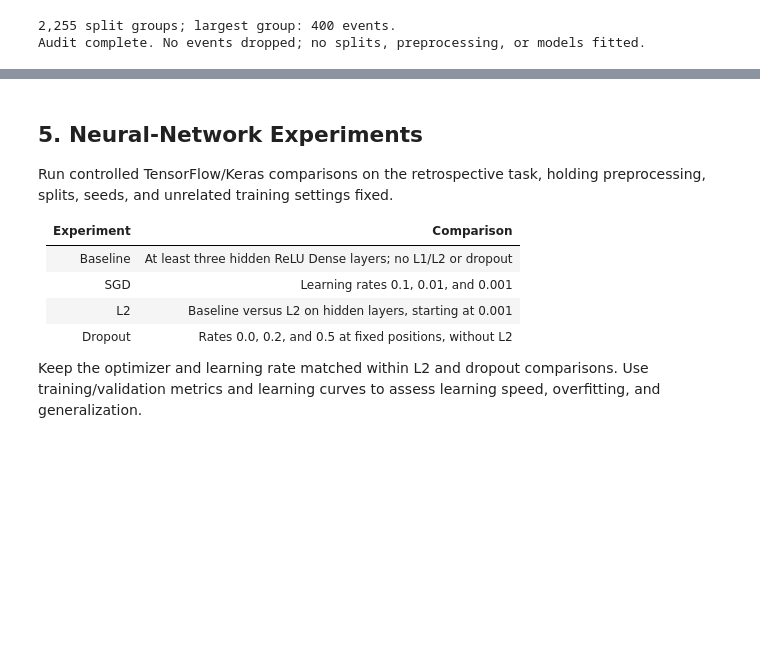
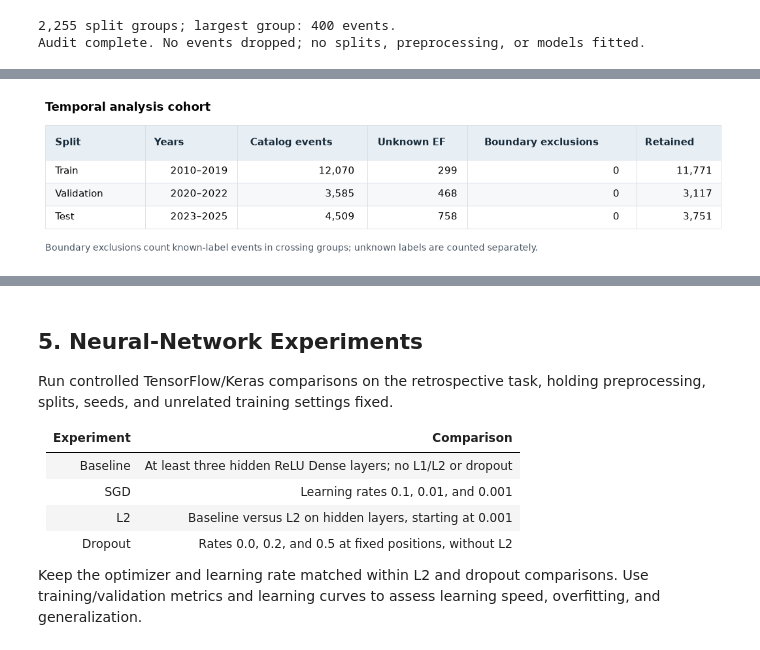
Before and after one commit to jakeryderv/tornado-severity-analysis, a Jupyter notebook: notebook.ipynb, the cells around one changed output, grey strips where cells are left out. Saved outputs shown, nothing was run; the diff lists cells and outputs as text; code cells hidden in the pictures; blank space fills up the shorter version.

Commit message:
notebook: analysis prep section init

```diff
--- a/notebook.ipynb
+++ b/notebook.ipynb
@@ -143,9 +150,12 @@ def save_figure(fig, name, directory=FIGURE_DIR):
         fig.savefig(directory / f'{name}.{extension}', bbox_inches='tight')
 
 
-def save_table(frame, name, title, *, caption, formats=None, note=None, width=9):
+def save_table(frame, name, title, *, caption, formats=None, note=None,
+               width=9, results_dir=AUDIT_DIR):
     """Save numeric CSV plus a legible, consistently styled table image."""
-    frame.to_csv(AUDIT_DIR / f'{name}.csv', index=False)
+    results_dir = Path(results_dir)
+    results_dir.mkdir(parents=True, exist_ok=True)
+    frame.to_csv(results_dir / f'{name}.csv', index=False)
     shown = frame.copy()
     for column, pattern in (formats or {}).items():
         shown[column] = shown[column].map(
@@ -526,0 +530,80 @@ final model once. Use the same eligible events and target definition across task
+# %%
+PREPARATION_DIR = RESULTS_DIR / 'preparation'
+PREPARATION_DIR.mkdir(parents=True, exist_ok=True)
+SPLIT_ORDER = ['train', 'validation', 'test']
+TRAIN_END = pd.Timestamp('2020-01-01', tz='UTC')
+VALIDATION_END = pd.Timestamp('2023-01-01', tz='UTC')
+
+assignments = onset[[ID, GROUP, 'onset_utc', 'target_known']].copy()
+assignments['period'] = np.select(
+    [assignments['onset_utc'] < TRAIN_END,
+     assignments['onset_utc'] < VALIDATION_END],
+    ['train', 'validation'], default='test',
+)
+# Inspect all records before excluding unknown labels, preserving linkage groups.
+crossing = assignments.groupby(GROUP)['period'].nunique().gt(1)
+assignments['crosses_boundary'] = assignments[GROUP].map(crossing)
+assignments['eligible'] = assignments['target_known'] & ~assignments['crosses_boundary']
+assignments['split'] = assignments['period'].where(assignments['eligible'], 'excluded')
+assignments['exclusion_reason'] = np.select(
+    [~assignments['target_known'] & assignments['crosses_boundary'],
+     ~assignments['target_known'], assignments['crosses_boundary']],
+    ['unknown_label;crossing_group', 'unknown_label', 'crossing_group'], default='',
+)
+assignments.to_parquet(DERIVED_DIR / 'split_assignments.parquet', index=False)
+
+split_ids = {
+    split: assignments.loc[assignments['split'].eq(split), ID].tolist()
+    for split in SPLIT_ORDER
+}
+split_groups = {
+    split: set(assignments.loc[assignments['split'].eq(split), GROUP])
+    for split in SPLIT_ORDER
+}
+for i, first in enumerate(SPLIT_ORDER):
+    assert split_ids[first], f'Empty {first} split'
+    for second in SPLIT_ORDER[i + 1:]:
+        assert set(split_ids[first]).isdisjoint(split_ids[second])
+        assert split_groups[first].isdisjoint(split_groups[second])
+
+indexed_tables = {view: frame.set_index(ID) for view, frame in tables.items()}
+cohorts = {
+    view: {split: frame.loc[split_ids[split]].copy() for split in SPLIT_ORDER}
+    for view, frame in indexed_tables.items()
+}
+for split in SPLIT_ORDER:
+    pd.testing.assert_series_equal(
+        cohorts['Onset'][split][TARGET], cohorts['Retrospective'][split][TARGET]
+    )
+assert cohorts['Onset']['train']['onset_utc'].max() < TRAIN_END
+assert cohorts['Onset']['validation']['onset_utc'].between(
+    TRAIN_END, VALIDATION_END, inclusive='left'
+).all()
+assert cohorts['Onset']['test']['onset_utc'].min() >= VALIDATION_END
+
+split_summary = pd.DataFrame([
+    {'Split': split.title(), 'Years': years,
+     'Catalog events': int(assignments['period'].eq(split).sum()),
+     'Unknown EF': int((assignments['period'].eq(split) & ~assignments['target_known']).sum()),
+     'Boundary exclusions': int((assignments['period'].eq(split) &
+                                 assignments['target_known'] & assignments['crosses_boundary']).sum()),
+     'Retained': len(split_ids[split])}
+    for split, years in zip(SPLIT_ORDER, ['2010–2019', '2020–2022', '2023–2025'])
+])
+save_table(
+    split_summary, 'table_04_cohort_splits', 'Temporal analysis cohort',
+    caption='**Table 4.** Shared event splits after excluding unknown labels and crossing groups.',
+    formats={c: ',d' for c in split_summary.columns[2:]}, width=10,
+    note='Boundary exclusions count known-label events in crossing groups; unknown labels are counted separately.',
+    results_dir=PREPARATION_DIR,
+)
+save_json({
+    'time_basis': 'reported onset in UTC',
+    'train_end_exclusive': TRAIN_END.isoformat(),
+    'validation_end_exclusive': VALIDATION_END.isoformat(),
+    'crossing_groups': int(crossing.sum()),
+    'unknown_labels_excluded': int((~assignments['target_known']).sum()),
+    'retained_events': {s: len(ids) for s, ids in split_ids.items()},
+}, PREPARATION_DIR / 'split_summary.json')
+# %% [output]
+[figure, added]
```
Also changed, not shown: parts of 19 cells of this notebook, 27 other files.
